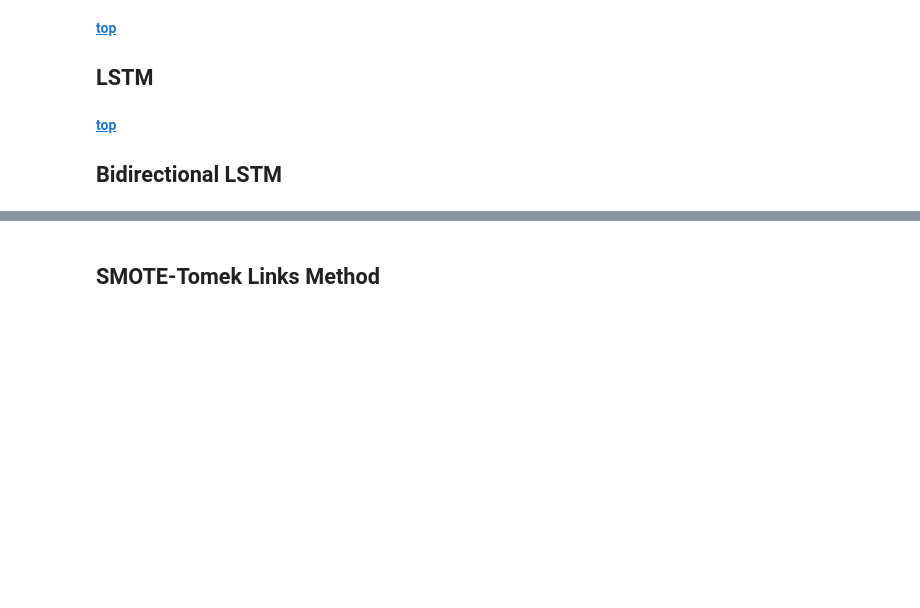
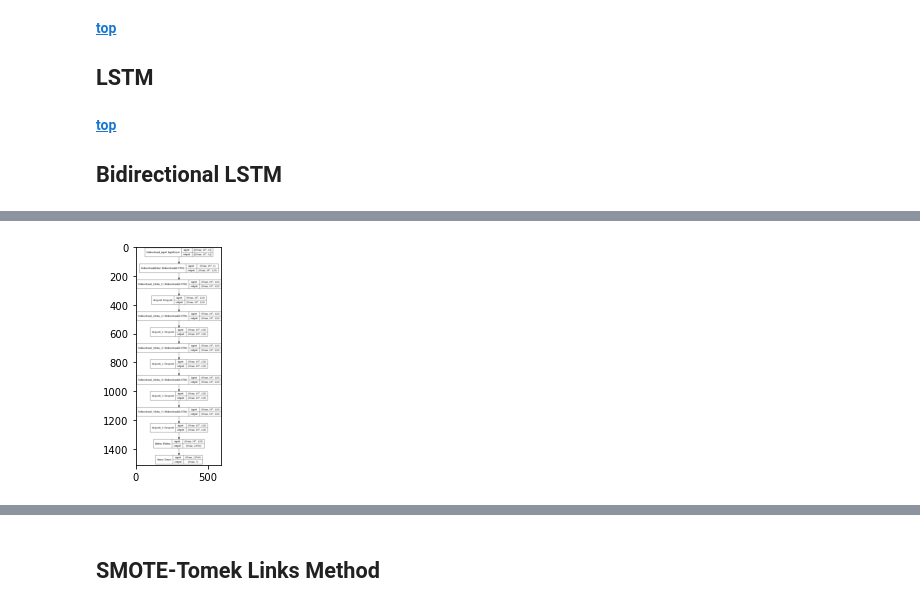
Before and after one commit to nastiag67/ecgn, a Jupyter notebook: README.ipynb, the cells around one changed output, grey strips where cells are left out. Saved outputs shown, nothing was run; the diff lists cells and outputs as text; code cells hidden in the pictures; blank space fills up the shorter version.

Commit message:
added deep CNN, LSTM, BLSTM

```diff
--- a/README.ipynb
+++ b/README.ipynb
@@ -874,12 +892,17 @@ None
 # %%
+%%time
+
 name = 'CNN'
 
 early_stopping_monitor = EarlyStopping(monitor='val_loss', patience=5)
 
 mc = ModelCheckpoint(f"./temp_pickle_models/{name}_check.h5", monitor='val_loss', save_best_only=True)
 
+from keras.callbacks import CSVLogger
+csv_logger = CSVLogger(f"{name}.csv", append=True, separator=';')
+
 hist = model.fit(X_train, y_train_dummy,
                     batch_size=32,
                     epochs=100,
                     validation_data=(X_val, y_val_dummy),
-                    callbacks=[early_stopping_monitor, mc])
+                    callbacks=[early_stopping_monitor, mc, csv_logger])
@@ -967,0 +1028,84 @@ This method is effective because the synthetic data that are generated are relat
+# %%
+name = 'BLSTM'
+
+X_train = np.array(X_train)
+X_val = np.array(X_val)
+X_test = np.array(X_test)
+
+y_train_dummy=to_categorical(y_train)
+y_val_dummy=to_categorical(y_val)
+y_test_dummy=to_categorical(y_test)
+y_train_dummy.shape
+
+X_train = X_train.reshape(len(X_train), X_train.shape[1], 1)
+X_val = X_val.reshape(len(X_val), X_val.shape[1], 1)
+X_test = X_test.reshape(len(X_test), X_test.shape[1], 1)
+
+tf.random.set_seed(42)
+
+
+def create_model(lr=0.001, layers=1, units=64, dense_layers=2, dense_neurons=64):
+    model = Sequential()
+
+    # Input Layer
+    model.add(Bidirectional(LSTM(units, return_sequences=True), input_shape=X_train.shape[1:]))
+
+    # LSTM Layers
+    for i in range(layers):
+        model.add(Bidirectional(LSTM(units, return_sequences=True)))
+        model.add(Dropout(0.2))
+
+    model.add(Flatten())
+
+    # Dense Layers
+    for i in range(dense_layers):
+        model.add(Dense(units=dense_neurons, activation='relu'))
+
+    # Output layer
+    model.add(Dense(5, activation='softmax'))
+
+    model.compile(
+        optimizer=tf.keras.optimizers.Adam(learning_rate=lr),
+        loss='categorical_crossentropy',
+        metrics=['accuracy']
+    )
+
+    return model
+
+
+model = KerasClassifier(build_fn=create_model, verbose=0)
+
+params = {
+    'lr': [0.001],
+    'layers': [2,5],
+    'units': [64, 128],
+    'dense_layers': [0, 2],
+    'dense_neurons': [64, 128],
+}
+
+cv = RandomizedSearchCV(
+    estimator=model,
+    param_distributions=params,
+    cv=3,
+    random_state=42,
+    verbose=3,
+    n_iter=25,
+)
+
+early_stopping_monitor = EarlyStopping(monitor='val_loss', patience=3)
+
+history = History()
+
+mc = ModelCheckpoint(f"./temp_pickle_models/{name}.h5", monitor='val_loss', save_best_only=True)
+
+csv_logger = CSVLogger(f"log_history_{name}.csv", append=True, separator=';')
+
+# sys.stdout = open('log_CV.csv', 'w')
+cv_results = cv.fit(X_train, y_train_dummy,
+                    batch_size=32,
+                    epochs=15,
+                    validation_data=(X_val, y_val_dummy),
+                    callbacks=[early_stopping_monitor, mc, history, csv_logger])
+
+print(cv.best_params_)
+# %% [output]
@@ -967,0 +1129 @@ This method is effective because the synthetic data that are generated are relat
+[figure, added]
```
Also changed, not shown: parts of 44 cells of this notebook.
